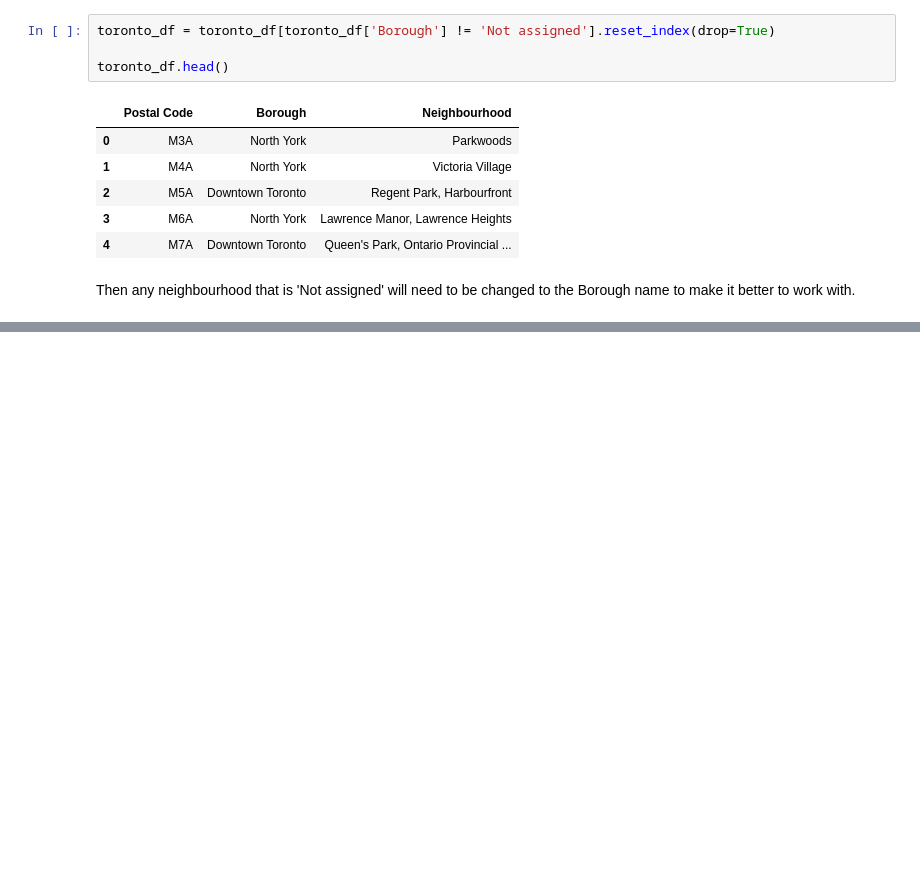
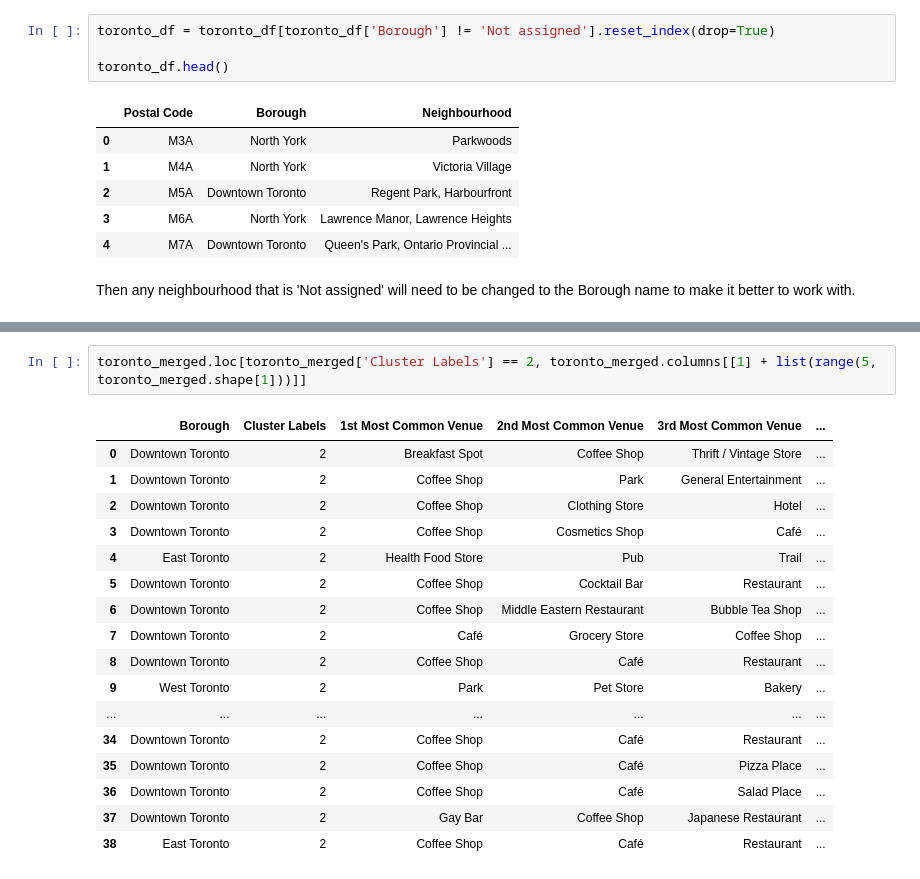
Before and after one commit to adavidsmith5/Coursera_Capstone, a Jupyter notebook: Toronto Neighborhood Segmenting and Clustering.ipynb, the cells around one changed output, grey strips where cells are left out. Drawn from its saved outputs; the diff is of its cells as text; blank space fills up the shorter version.

```diff
--- a/Toronto Neighborhood Segmenting and Clustering.ipynb
+++ b/Toronto Neighborhood Segmenting and Clustering.ipynb
@@ -89,0 +507,20 @@ toronto_df[1:30]
+# %%
+toronto_merged.loc[toronto_merged['Cluster Labels'] == 2, toronto_merged.columns[[1] + list(range(5, toronto_merged.shape[1]))]]
+# %% [output]
+|  | Borough | Cluster Labels | 1st Most Common Venue | 2nd Most Common Venue | 3rd Most Common Venue | ... |
+| 0 | Downtown Toronto | 2 | Breakfast Spot | Coffee Shop | Thrift / Vintage Store | ... |
+| 1 | Downtown Toronto | 2 | Coffee Shop | Park | General Entertainment | ... |
+| 2 | Downtown Toronto | 2 | Coffee Shop | Clothing Store | Hotel | ... |
+| 3 | Downtown Toronto | 2 | Coffee Shop | Cosmetics Shop | Café | ... |
+| 4 | East Toronto | 2 | Health Food Store | Pub | Trail | ... |
+| 5 | Downtown Toronto | 2 | Coffee Shop | Cocktail Bar | Restaurant | ... |
+| 6 | Downtown Toronto | 2 | Coffee Shop | Middle Eastern Restaurant | Bubble Tea Shop | ... |
+| 7 | Downtown Toronto | 2 | Café | Grocery Store | Coffee Shop | ... |
+| 8 | Downtown Toronto | 2 | Coffee Shop | Café | Restaurant | ... |
+| 9 | West Toronto | 2 | Park | Pet Store | Bakery | ... |
+| ... | ... | ... | ... | ... | ... | ... |
+| 34 | Downtown Toronto | 2 | Coffee Shop | Café | Restaurant | ... |
+| 35 | Downtown Toronto | 2 | Coffee Shop | Café | Pizza Place | ... |
+| 36 | Downtown Toronto | 2 | Coffee Shop | Café | Salad Place | ... |
+| 37 | Downtown Toronto | 2 | Gay Bar | Coffee Shop | Japanese Restaurant | ... |
+| 38 | East Toronto | 2 | Coffee Shop | Café | Restaurant | ... |
```
Also changed, not shown: parts of 39 cells of this notebook.
